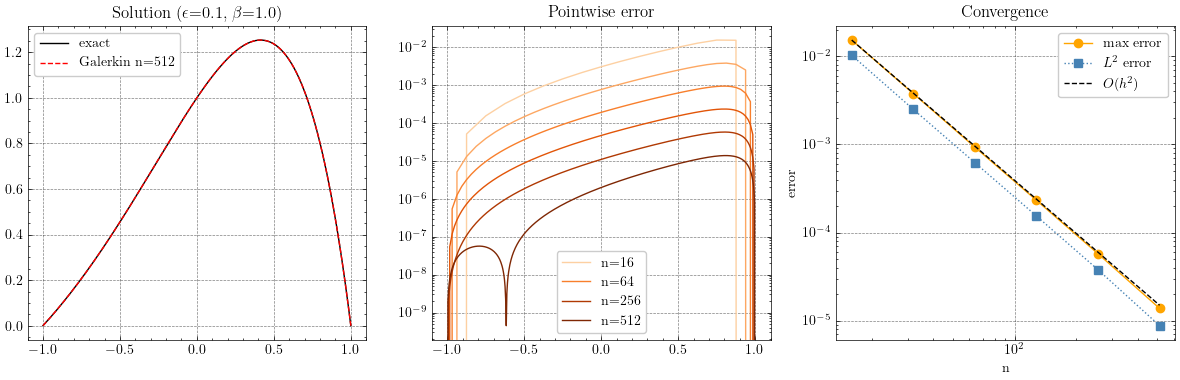
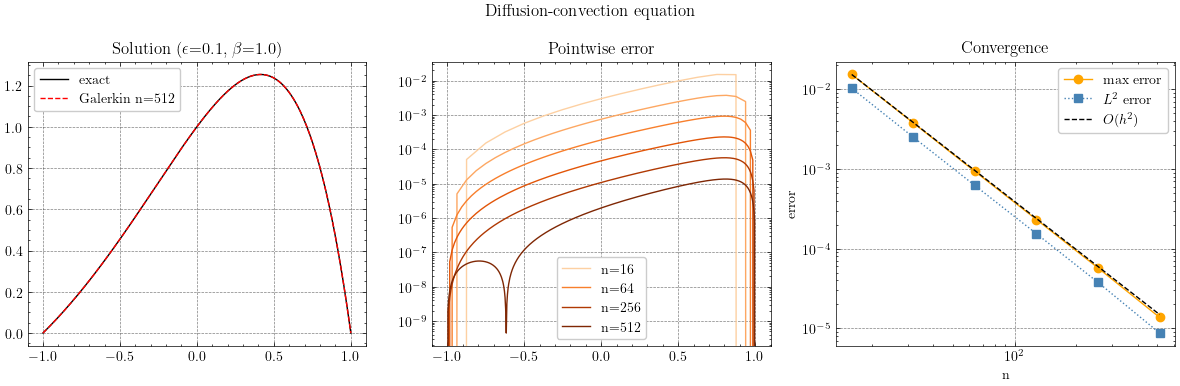
The change to this notebook cell's code, shown as a diff; its figure went from the first image to the second:
--- before
+++ after
@@ -21,4 +21,6 @@
 fig, axes = plt.subplots(1, 3, figsize=(12, 4))
 colors = plt.cm.Oranges(np.linspace(0.25, 1, len(n_vals)))
+
+fig.suptitle("Diffusion-convection equation")
 
 # Left: solution for largest n
@@ -50,5 +52,5 @@
 
 plt.tight_layout()
-plt.savefig("results/galerkinW-diffusion-convection.pdf", format="pdf")
-plt.savefig("results/galerkinW-diffusion-convection.png", format="png")
+plt.savefig("results/galerkin-diffusion-convection.pdf", format="pdf")
+plt.savefig("results/galerkin-diffusion-convection.png", format="png")
 plt.show()

Commit: updated plots